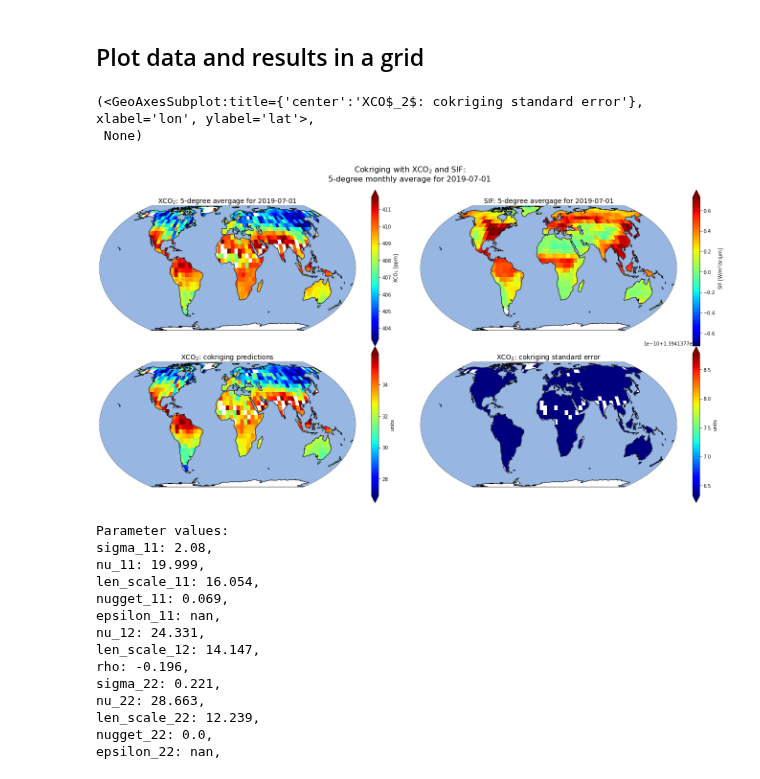
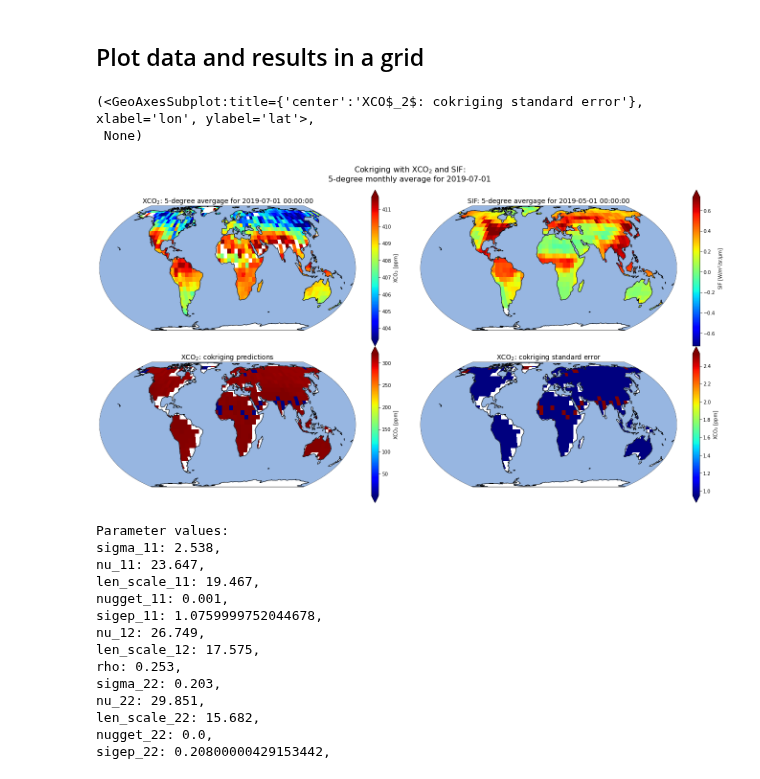
Before and after one commit to 91Mrwu/sif-xco2-cokriging, a Jupyter notebook: research/cokriging_demo.ipynb, the cells around one changed output. Cells and saved outputs as stored; diff of their text form; code cells hidden in the pictures.

```diff
--- a/research/cokriging_demo.ipynb
+++ b/research/cokriging_demo.ipynb
@@ -43,4 +45,4 @@ Data variables:
 # %%
 ds_xco2 = ds[["xco2", "xco2_var"]]
 ds_sif = ds[["sif", "sif_var"]]
-Z = fields.MultiField(ds_xco2, ds_sif, "2019-07-01", timedelta=-2, detrend=True)
+Z = fields.MultiField(ds_xco2, ds_sif, "2019-07-01", timedelta=-2, center=True)
@@ -51,8 +70,8 @@ TODO:
 - add option to set individual parameters manually
 - don't spend too much time on the variogram approach
 """
-bin_edges = np.arange(40)
+bin_edges = np.arange(100)
 k1 = cov_model.Matern()
 k2 = cov_model.Matern()
-model = cov_model.BivariateMatern(k1, k2)._empirical_kernels(Z, bin_edges)
-cokrige = cokrige.Cokrige(Z, model, fast_dist=True)
+model = cov_model.BivariateMatern(Z, k1, k2)._empirical_kernels(bin_edges)
+predictor = cokrige.Cokrige(Z, model, fast_dist=True)
@@ -79,0 +96,6 @@ Data variables:
+# %%
+pred_loc = krige_tools.land_grid(res=5, lat_lwr=-60, lat_upr=75)
+pred, pred_err = predictor(pred_loc)
+# %%
+ds_pred = data_utils.to_xarray(pred_loc, pred=pred, pred_err=pred_err)
+ds_pred
@@ -98,53 +129,53 @@ ax1 = fig.add_subplot(gs[0:50, 0:50], projection=ccrs.EqualEarth())
 ax2 = fig.add_subplot(gs[0:50, 50:], projection=ccrs.EqualEarth())
 plot.plot_da(
     ds.xco2.sel(time=time),
-    title=f"XCO$_2$: 5-degree avergage for {time}",
+    title=f"XCO$_2$: 5-degree avergage for {Z.field_1.timestamp}",
     ax=ax1,
     cbar_kwargs={"label": "XCO$_2$ [ppm]"}
 )
 plot.plot_da(
     ds.sif.sel(time=time),
-    title=f"SIF: 5-degree avergage for {time}",
+    title=f"SIF: 5-degree avergage for {Z.field_2.timestamp}",
     ax=ax2,
     cbar_kwargs={"label": "SIF [W/$m^2$/sr/$\mu$m]"}
 )
 
 # Predictions and standard error
 ax3 = fig.add_subplot(gs[50:, 0:50], projection=ccrs.EqualEarth())
 ax4 = fig.add_subplot(gs[50:, 50:], projection=ccrs.EqualEarth())
 plot.plot_da(
     ds_pred.pred,
     title="XCO$_2$: cokriging predictions",
     ax=ax3,
-    cbar_kwargs={"label": "units"}
+    cbar_kwargs={"label": "XCO$_2$ [ppm]"}
 )
 plot.plot_da(
     ds_pred.pred_err,
     title="XCO$_2$: cokriging standard error",
     ax=ax4,
-    cbar_kwargs={"label": "units"}
+    cbar_kwargs={"label": "XCO$_2$ [ppm]"}
 )
 
 # fig.savefig("../plots/cokriging_demo.png");
 # %% [output]
 (<GeoAxesSubplot:title={'center':'XCO$_2$: cokriging standard error'}, xlabel='lon', ylabel='lat'>,
  None)
-[figure, old version]
+[figure, new version]
 # %%
 param_values = [f"{key}: {np.round(value, 3)},\n" for key, value in model.get_params().items()]
 print("Parameter values:\n" + "".join(param_values))
 # %% [output]
 Parameter values:
-sigma_11: 2.08,
-nu_11: 19.999,
-len_scale_11: 16.054,
-nugget_11: 0.069,
-epsilon_11: nan,
-nu_12: 24.331,
-len_scale_12: 14.147,
-rho: -0.196,
-sigma_22: 0.221,
-nu_22: 28.663,
-len_scale_22: 12.239,
+sigma_11: 2.538,
+nu_11: 23.647,
+len_scale_11: 19.467,
+nugget_11: 0.001,
+sigep_11: 1.0759999752044678,
+nu_12: 26.749,
+len_scale_12: 17.575,
+rho: 0.253,
+sigma_22: 0.203,
+nu_22: 29.851,
+len_scale_22: 15.682,
 nugget_22: 0.0,
-epsilon_22: nan,
+sigep_22: 0.20800000429153442,
```
Also changed, not shown: parts of 9 cells of this notebook, 8 other files.
